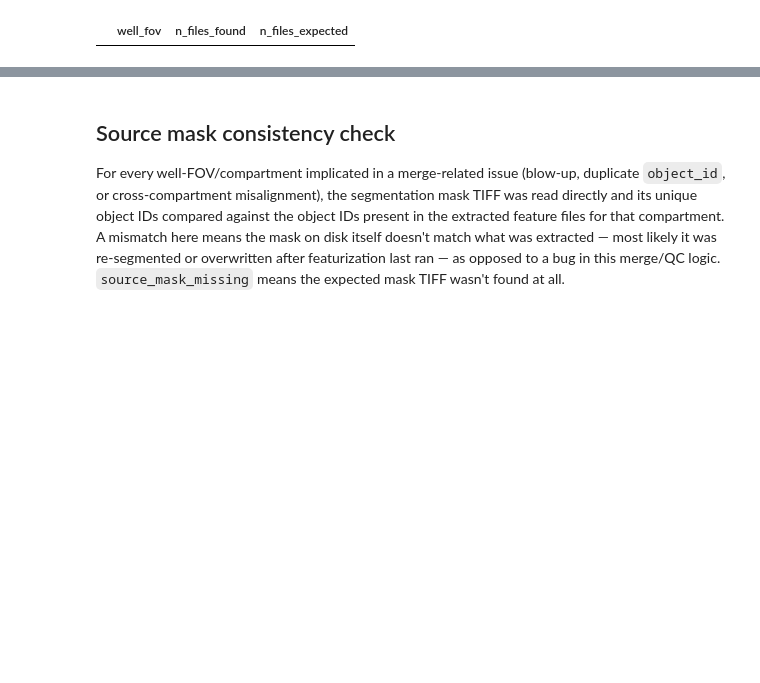
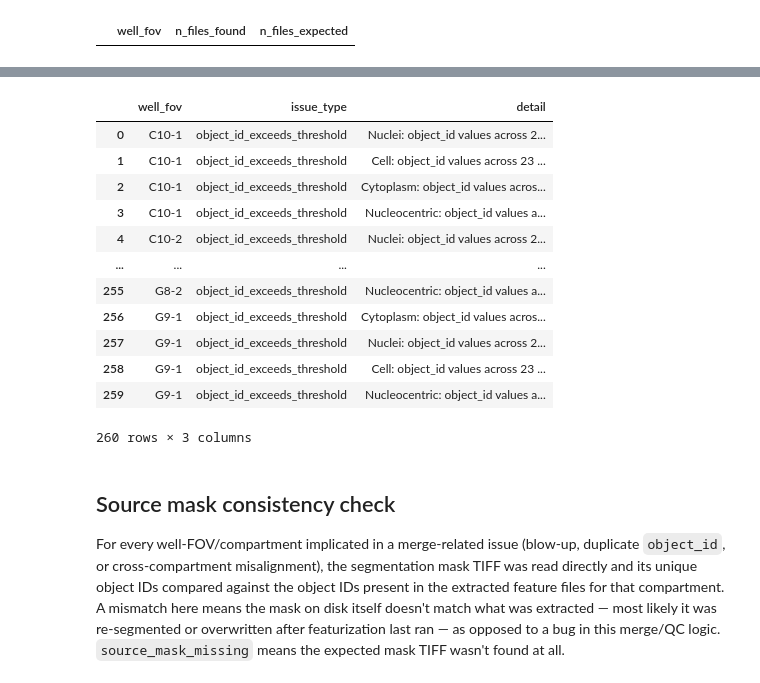
Before and after one commit to WayScience/NF1_3D_organoid_profiling_pipeline, a Jupyter notebook: 3.cellprofiling/notebooks/merge_well_fov_features_single_patient.ipynb, the cells around one changed output, grey strips where cells are left out. Drawn from its saved outputs; the diff is of its cells as text; code cells hidden in the pictures; blank space fills up the shorter version.

```diff
--- a/3.cellprofiling/notebooks/merge_well_fov_features_single_patient.ipynb
+++ b/3.cellprofiling/notebooks/merge_well_fov_features_single_patient.ipynb
@@ -99,7 +112,7 @@ COMPARTMENTS = ["Organoid", "Nuclei", "Cell", "Cytoplasm", "Nucleocentric"]
 SINGLE_CELL_COMPARTMENTS = ["Nuclei", "Cell", "Cytoplasm", "Nucleocentric"]
 EXPECTED_N_FILES = 101
 # Nucleocentric features are extracted against the Nuclei mask (see
-# scripts/nucleo_centric_featurization.py), so it shares Nuclei's source mask file.
+# scripts/nucleo_centric_featurization.py), so it shares Nuclei\'s source mask file.
 COMPARTMENT_MASK_FILENAME = {
     "Organoid": "organoid_mask.tiff",
     "Nuclei": "nuclei_mask.tiff",
@@ -107,6 +120,14 @@ COMPARTMENT_MASK_FILENAME = {
     "Cytoplasm": "cytoplasm_mask.tiff",
     "Nucleocentric": "nuclei_mask.tiff",
 }
+# A profile\'s object_id > 255 is the signature of the "z_slice_global" ID scheme
+# (ids encode a z-slice offset), vs. small sequential ids (1, 2, 3, ...) from the
+# "sequential" scheme.
+OBJECT_ID_SCHEME_THRESHOLD = 255
+# Issue types that describe a legitimately-empty Organoid profile rather than a real
+# merge/extraction bug — logged for visibility, but excluded from the n_issues/error
+# counts and from triggering the source-mask consistency check.
+NON_ERROR_ISSUE_TYPES = {"empty_organoid_profiles", "organoid_object_ids_empty"}
 
 extracted_features_dir
 # %% [output]
@@ -432,3 +578,21 @@ summary_df.loc[
+# %%
+issues_df.loc[issues_df["issue_type"] == "object_id_exceeds_threshold"].sort_values(
+    ["well_fov"]
+).reset_index(drop=True)
+# %% [output]
+|  | well_fov | issue_type | detail |
+| 0 | C10-1 | object_id_exceeds_threshold | Nuclei: object_id values across 2... |
+| 1 | C10-1 | object_id_exceeds_threshold | Cell: object_id values across 23 ... |
+| 2 | C10-1 | object_id_exceeds_threshold | Cytoplasm: object_id values acros... |
+| 3 | C10-1 | object_id_exceeds_threshold | Nucleocentric: object_id values a... |
+| 4 | C10-2 | object_id_exceeds_threshold | Nuclei: object_id values across 2... |
+| ... | ... | ... | ... |
+| 255 | G8-2 | object_id_exceeds_threshold | Nucleocentric: object_id values a... |
+| 256 | G9-1 | object_id_exceeds_threshold | Cytoplasm: object_id values acros... |
+| 257 | G9-1 | object_id_exceeds_threshold | Nuclei: object_id values across 2... |
+| 258 | G9-1 | object_id_exceeds_threshold | Cell: object_id values across 23 ... |
+| 259 | G9-1 | object_id_exceeds_threshold | Nucleocentric: object_id values a... |
+260 rows × 3 columns
 # %% [markdown]
 ## Source mask consistency check
 
```
Also changed, not shown: parts of 17 cells of this notebook, 9 other files.
